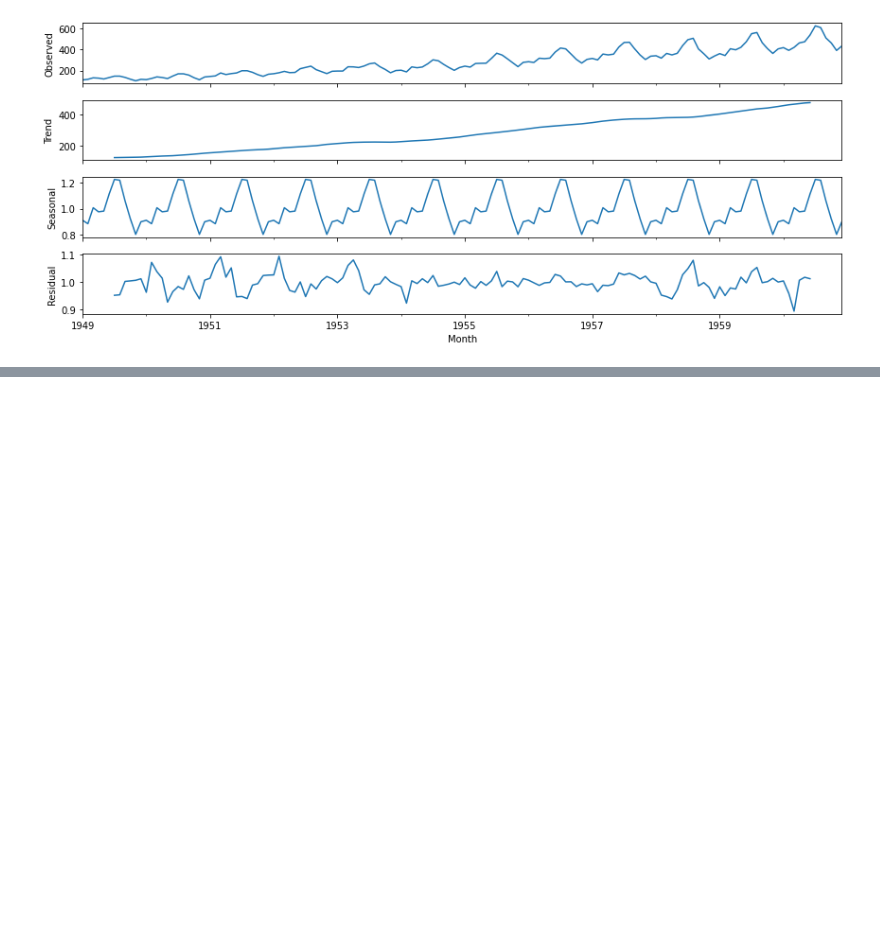
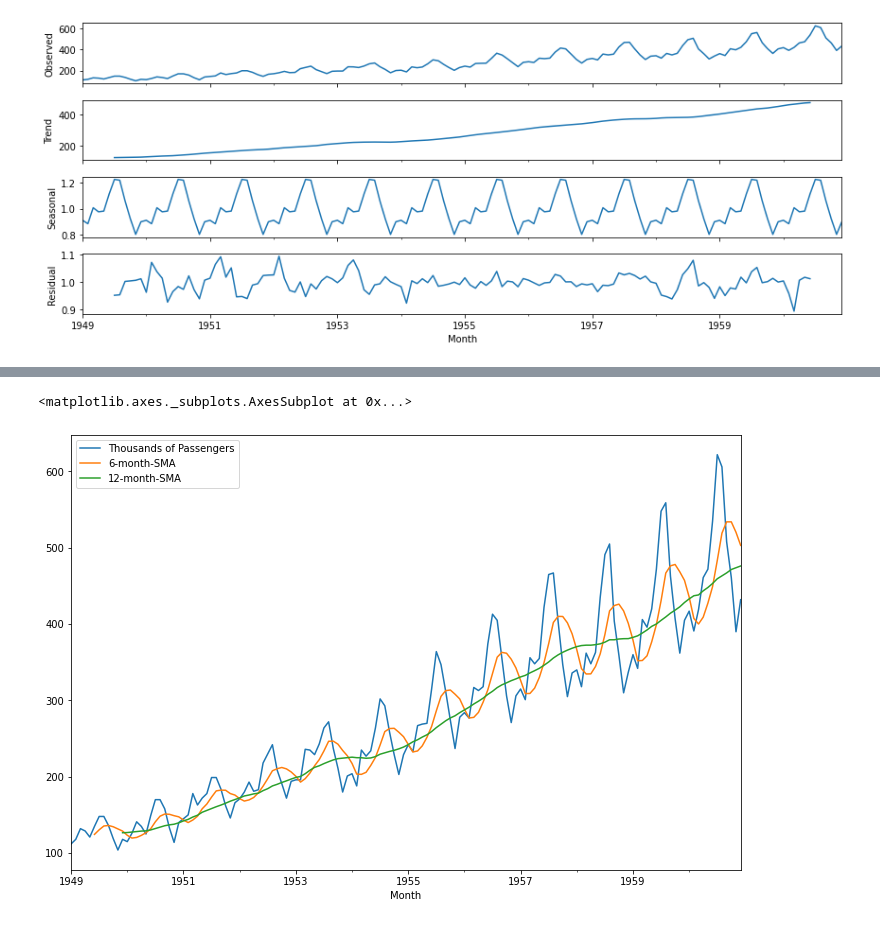
Before and after one commit to SamratDe/Time-Series-analysis, a Jupyter notebook: 03_Analysis_with_Statsmodels.ipynb, the cells around one changed output, grey strips where cells are left out. Drawn from its saved outputs; the diff is of its cells as text; code cells hidden in the pictures; blank space fills up the shorter version.

```diff
--- a/03_Analysis_with_Statsmodels.ipynb
+++ b/03_Analysis_with_Statsmodels.ipynb
@@ -109,0 +119,4 @@ result.plot();
+# %%
+df = pd.read_csv('/content/drive/My Drive/Time Series practise/Data/airline_passengers.csv',index_col='Month',parse_dates=True)
+# %%
+df.dropna(inplace=True)
@@ -109,0 +141,3 @@ result.plot();
+# %%
+df['6-month-SMA'] = df['Thousands of Passengers'].rolling(window=6).mean()
+df['12-month-SMA'] = df['Thousands of Passengers'].rolling(window=12).mean()
@@ -109,0 +164,5 @@ result.plot();
+# %%
+df.plot(figsize=(12,8))
+# %% [output]
+<matplotlib.axes._subplots.AxesSubplot at 0x...>
+[figure, added]
```
Also changed, not shown: parts of 44 cells of this notebook.
